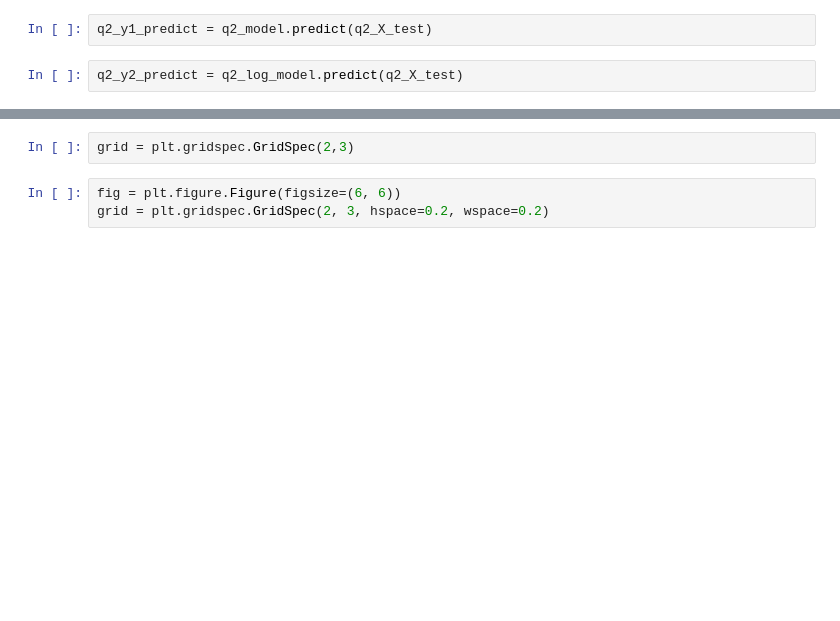
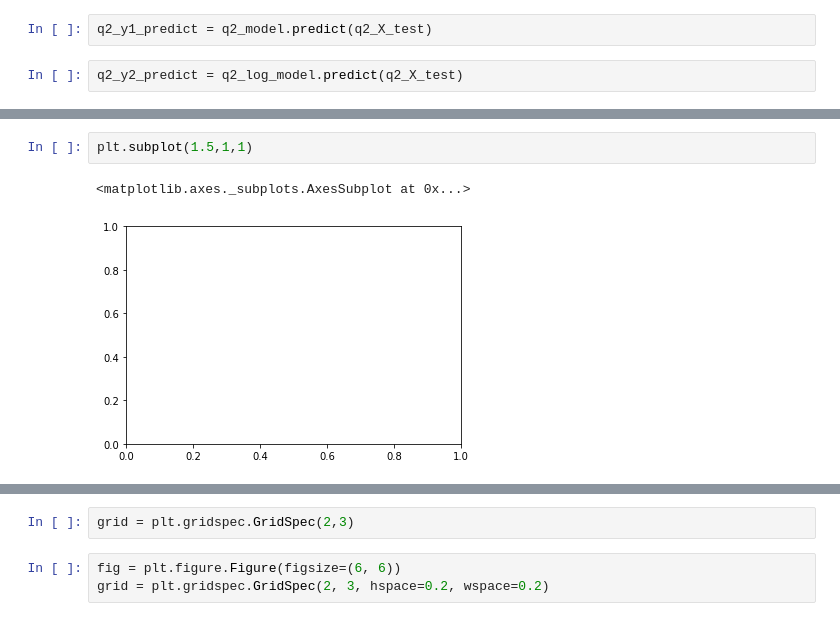
Before and after one commit to OceanSeventyTwo/DSND_Term2, a Jupyter notebook: project_files/AirBnB/Blog AirBnB.ipynb, the cells around one changed output, grey strips where cells are left out. Drawn from its saved outputs; the diff is of its cells as text; blank space fills up the shorter version.

```diff
--- a/project_files/AirBnB/Blog AirBnB.ipynb
+++ b/project_files/AirBnB/Blog AirBnB.ipynb
@@ -568,0 +609,5 @@ ax5= sns.barplot(x=df_data_p['neighbourhood_group_cleansed'],y=df_data_p['price_
+# %%
+plt.subplot(1.5,1,1)
+# %% [output]
+<matplotlib.axes._subplots.AxesSubplot at 0x...>
+[figure, added]
```
Also changed, not shown: parts of 47 cells of this notebook, 1 other file.
